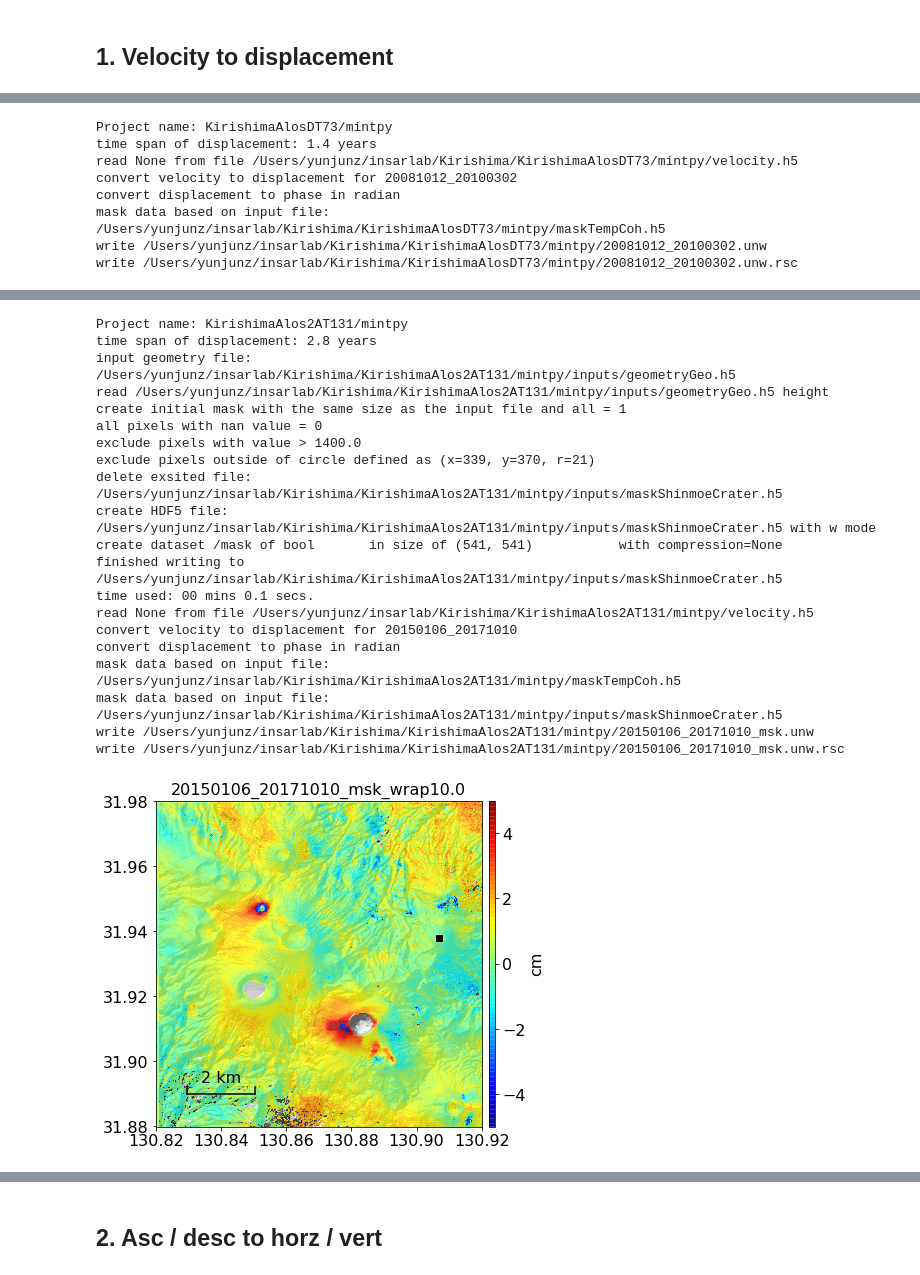
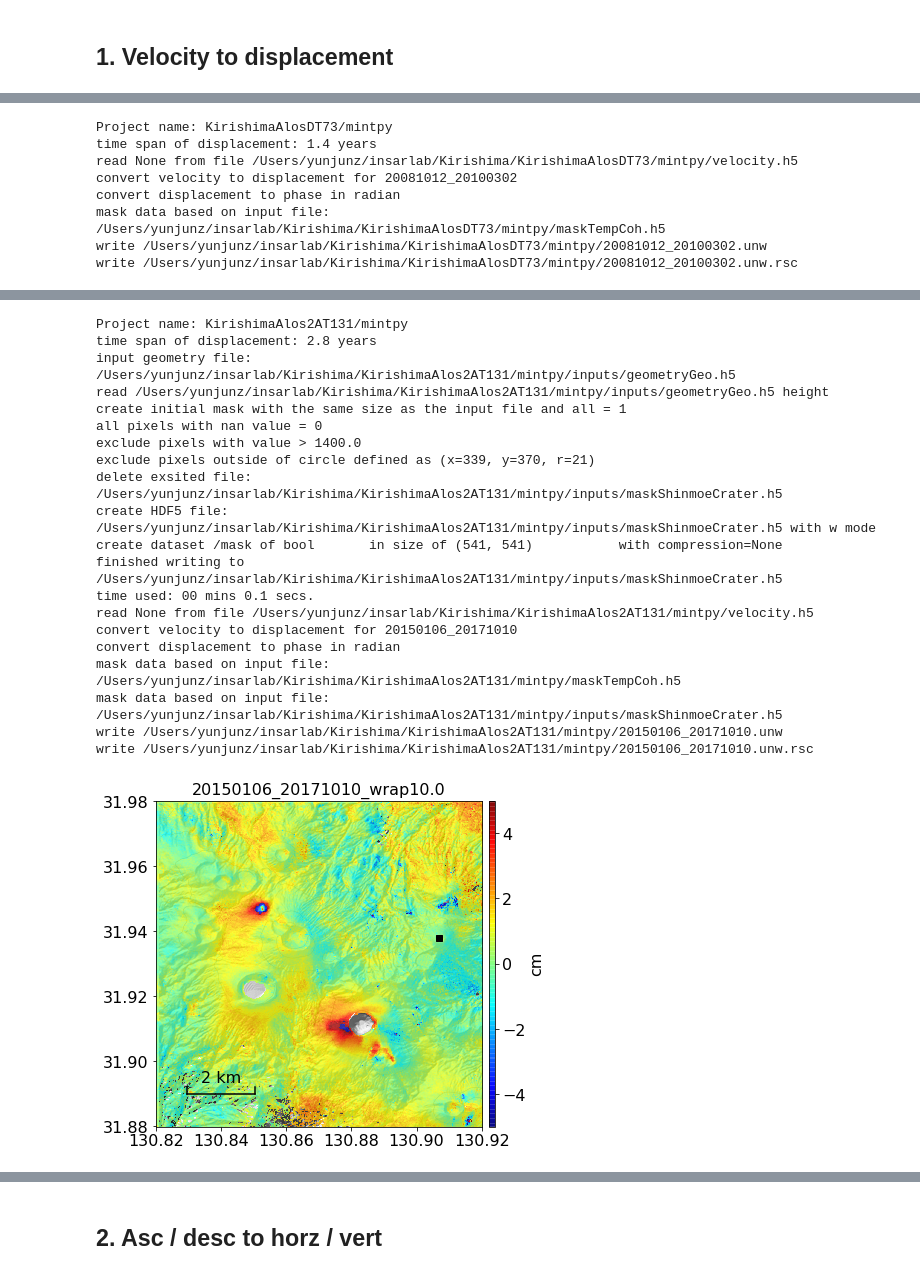
Before and after one commit to geodesymiami/2021-Kirishima, a Jupyter notebook: post_smallbaselineApp.ipynb, the cells around one changed output, grey strips where cells are left out. Saved outputs shown, nothing was run; the diff lists cells and outputs as text; code cells hidden in the pictures.

```diff
--- a/post_smallbaselineApp.ipynb
+++ b/post_smallbaselineApp.ipynb
@@ -38,10 +38,7 @@ for proj_name in proj_names:
 
     # get displacement file name
     date12 = readfile.read_attribute(vel_file)['DATE12']
-    if any(ds in proj_name for ds in ['AlosA', 'AlosD']):
-        unw_file = os.path.join(proj_dir, '{}.unw'.format(date12))
-    elif any(ds in proj_name for ds in ['Alos2A', 'Alos2D']):
-        unw_file = os.path.join(proj_dir, '{}_msk.unw'.format(date12))
+    unw_file = os.path.join(proj_dir, '{}.unw'.format(date12))
 
     ts_files.append(ts_file)
     vel_files.append(vel_file)
@@ -83,7 +80,7 @@ for i in range(len(proj_names)):
 
     # save to displacement
     scp_args = '{v} -o {o} -m {m} '.format(v=vel_files[i], o=unw_file, m=msk_files[i])
-    if 'msk' in unw_file:
+    if 'Alos2' in proj_name:
         scp_args += ' {} '.format(mask_aoi_file)
     #scp_args += ' --ref-lalo {lat} {lon} '.format(lat=ref_lat, lon=ref_lon)
     save_roipac.main(scp_args.split())
@@ -101,36 +98,36 @@ mask data based on input file: /Users/yunjunz/insarlab/Kirishima/KirishimaAlosAT
 write /Users/yunjunz/insarlab/Kirishima/KirishimaAlosAT424/mintpy/20080929_20100520.unw
 write /Users/yunjunz/insarlab/Kirishima/KirishimaAlosAT424/mintpy/20080929_20100520.unw.rsc
 [figure]
 Project name: KirishimaAlosDT73/mintpy
 time span of displacement: 1.4 years
 read None from file /Users/yunjunz/insarlab/Kirishima/KirishimaAlosDT73/mintpy/velocity.h5
 convert velocity to displacement for 20081012_20100302
 convert displacement to phase in radian
 mask data based on input file: /Users/yunjunz/insarlab/Kirishima/KirishimaAlosDT73/mintpy/maskTempCoh.h5
 write /Users/yunjunz/insarlab/Kirishima/KirishimaAlosDT73/mintpy/20081012_20100302.unw
 write /Users/yunjunz/insarlab/Kirishima/KirishimaAlosDT73/mintpy/20081012_20100302.unw.rsc
 [figure]
 Project name: KirishimaAlos2AT131/mintpy
 time span of displacement: 2.8 years
 input geometry file: /Users/yunjunz/insarlab/Kirishima/KirishimaAlos2AT131/mintpy/inputs/geometryGeo.h5
 read /Users/yunjunz/insarlab/Kirishima/KirishimaAlos2AT131/mintpy/inputs/geometryGeo.h5 height
 create initial mask with the same size as the input file and all = 1
 all pixels with nan value = 0
 exclude pixels with value > 1400.0
 exclude pixels outside of circle defined as (x=339, y=370, r=21)
 delete exsited file: /Users/yunjunz/insarlab/Kirishima/KirishimaAlos2AT131/mintpy/inputs/maskShinmoeCrater.h5
 create HDF5 file: /Users/yunjunz/insarlab/Kirishima/KirishimaAlos2AT131/mintpy/inputs/maskShinmoeCrater.h5 with w mode
 create dataset /mask of bool       in size of (541, 541)           with compression=None
 finished writing to /Users/yunjunz/insarlab/Kirishima/KirishimaAlos2AT131/mintpy/inputs/maskShinmoeCrater.h5
 time used: 00 mins 0.1 secs.
 read None from file /Users/yunjunz/insarlab/Kirishima/KirishimaAlos2AT131/mintpy/velocity.h5
 convert velocity to displacement for 20150106_20171010
 convert displacement to phase in radian
 mask data based on input file: /Users/yunjunz/insarlab/Kirishima/KirishimaAlos2AT131/mintpy/maskTempCoh.h5
 mask data based on input file: /Users/yunjunz/insarlab/Kirishima/KirishimaAlos2AT131/mintpy/inputs/maskShinmoeCrater.h5
-write /Users/yunjunz/insarlab/Kirishima/KirishimaAlos2AT131/mintpy/20150106_20171010_msk.unw
-write /Users/yunjunz/insarlab/Kirishima/KirishimaAlos2AT131/mintpy/20150106_20171010_msk.unw.rsc
+write /Users/yunjunz/insarlab/Kirishima/KirishimaAlos2AT131/mintpy/20150106_20171010.unw
+write /Users/yunjunz/insarlab/Kirishima/KirishimaAlos2AT131/mintpy/20150106_20171010.unw.rsc
-[figure, old version]
+[figure, new version]
 Project name: KirishimaAlos2DT23/mintpy
 time span of displacement: 2.6 years
 input geometry file: /Users/yunjunz/insarlab/Kirishima/KirishimaAlos2DT23/mintpy/inputs/geometryGeo.h5
```
Also changed, not shown: parts of 2 cells of this notebook, 1 other file.
